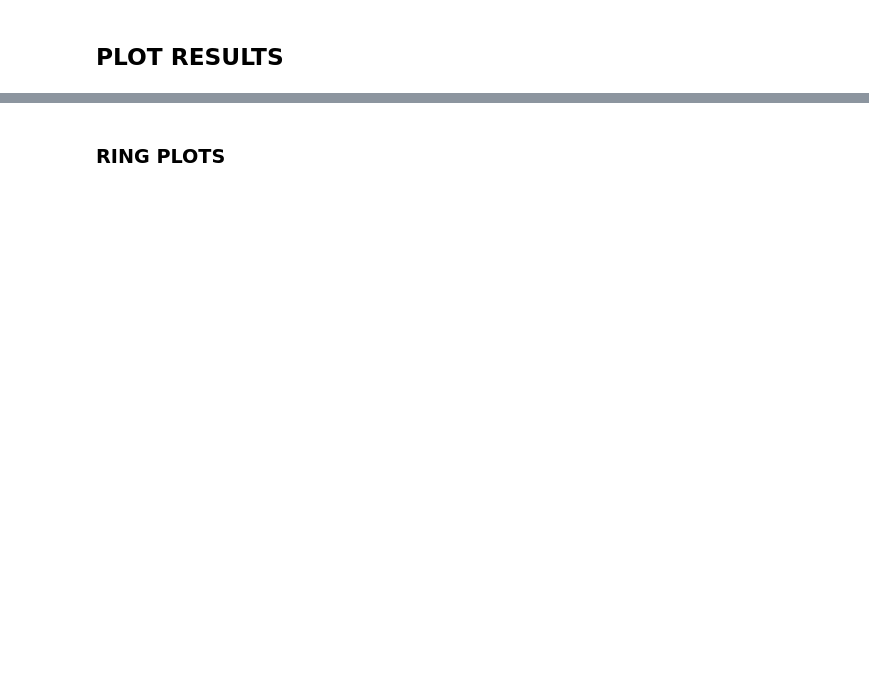
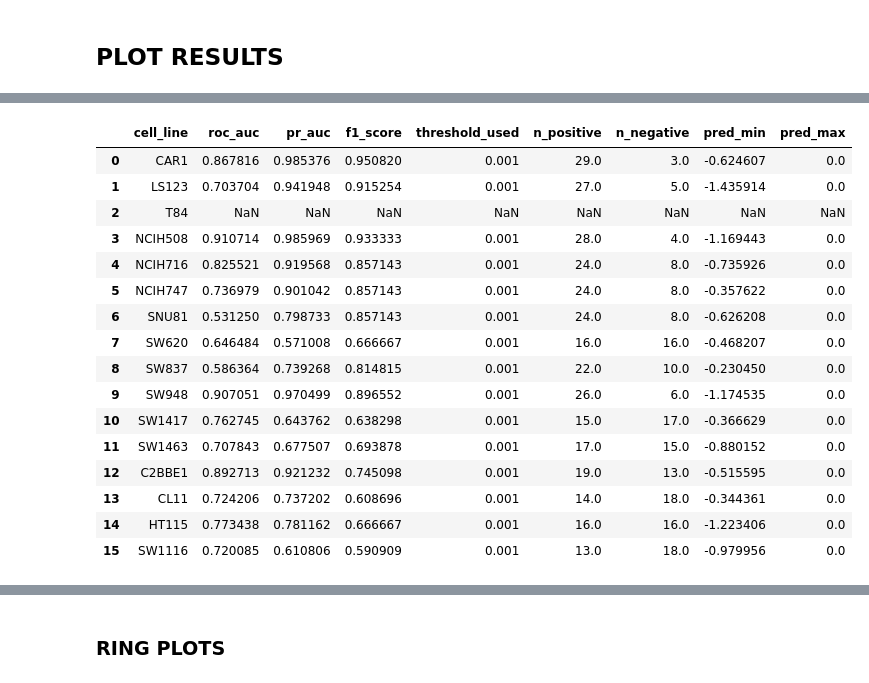
Before and after one commit to ViviamSB/SYNCO, a Jupyter notebook: notebooks/test_plots.ipynb, the cells around one changed output, grey strips where cells are left out. Cells and saved outputs as stored; diff of their text form; code cells hidden in the pictures; blank space fills up the shorter version.

```diff
--- a/notebooks/test_plots.ipynb
+++ b/notebooks/test_plots.ipynb
@@ -93,3 +78,25 @@ cell_metrics
+# %%
+roc_metrics = synco_results['roc_results']
+traces_roc, traces_pr, rocauc_score_list, prauc_score_list, metrics_df = roc_metrics
+metrics_df
+# %% [output]
+|  | cell_line | roc_auc | pr_auc | f1_score | threshold_used | n_positive | n_negative | pred_min | pred_max |
+| 0 | CAR1 | 0.867816 | 0.985376 | 0.950820 | 0.001 | 29.0 | 3.0 | -0.624607 | 0.0 |
+| 1 | LS123 | 0.703704 | 0.941948 | 0.915254 | 0.001 | 27.0 | 5.0 | -1.435914 | 0.0 |
+| 2 | T84 | NaN | NaN | NaN | NaN | NaN | NaN | NaN | NaN |
+| 3 | NCIH508 | 0.910714 | 0.985969 | 0.933333 | 0.001 | 28.0 | 4.0 | -1.169443 | 0.0 |
+| 4 | NCIH716 | 0.825521 | 0.919568 | 0.857143 | 0.001 | 24.0 | 8.0 | -0.735926 | 0.0 |
+| 5 | NCIH747 | 0.736979 | 0.901042 | 0.857143 | 0.001 | 24.0 | 8.0 | -0.357622 | 0.0 |
+| 6 | SNU81 | 0.531250 | 0.798733 | 0.857143 | 0.001 | 24.0 | 8.0 | -0.626208 | 0.0 |
+| 7 | SW620 | 0.646484 | 0.571008 | 0.666667 | 0.001 | 16.0 | 16.0 | -0.468207 | 0.0 |
+| 8 | SW837 | 0.586364 | 0.739268 | 0.814815 | 0.001 | 22.0 | 10.0 | -0.230450 | 0.0 |
+| 9 | SW948 | 0.907051 | 0.970499 | 0.896552 | 0.001 | 26.0 | 6.0 | -1.174535 | 0.0 |
+| 10 | SW1417 | 0.762745 | 0.643762 | 0.638298 | 0.001 | 15.0 | 17.0 | -0.366629 | 0.0 |
+| 11 | SW1463 | 0.707843 | 0.677507 | 0.693878 | 0.001 | 17.0 | 15.0 | -0.880152 | 0.0 |
+| 12 | C2BBE1 | 0.892713 | 0.921232 | 0.745098 | 0.001 | 19.0 | 13.0 | -0.515595 | 0.0 |
+| 13 | CL11 | 0.724206 | 0.737202 | 0.608696 | 0.001 | 14.0 | 18.0 | -0.344361 | 0.0 |
+| 14 | HT115 | 0.773438 | 0.781162 | 0.666667 | 0.001 | 16.0 | 16.0 | -1.223406 | 0.0 |
+| 15 | SW1116 | 0.720085 | 0.610806 | 0.590909 | 0.001 | 13.0 | 18.0 | -0.979956 | 0.0 |
 # %%
 combi_metrics = synco_results['synergy_comparison']
 combi_metrics
```
Also changed, not shown: parts of 7 cells of this notebook, 17 other files.
